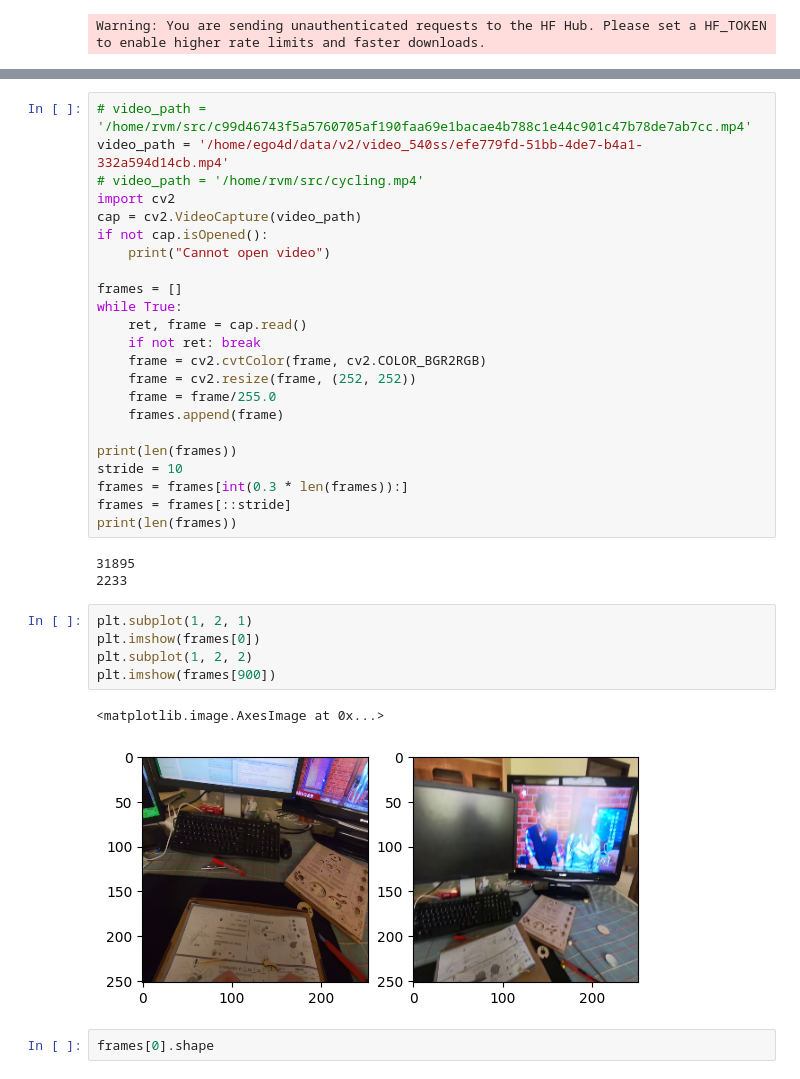
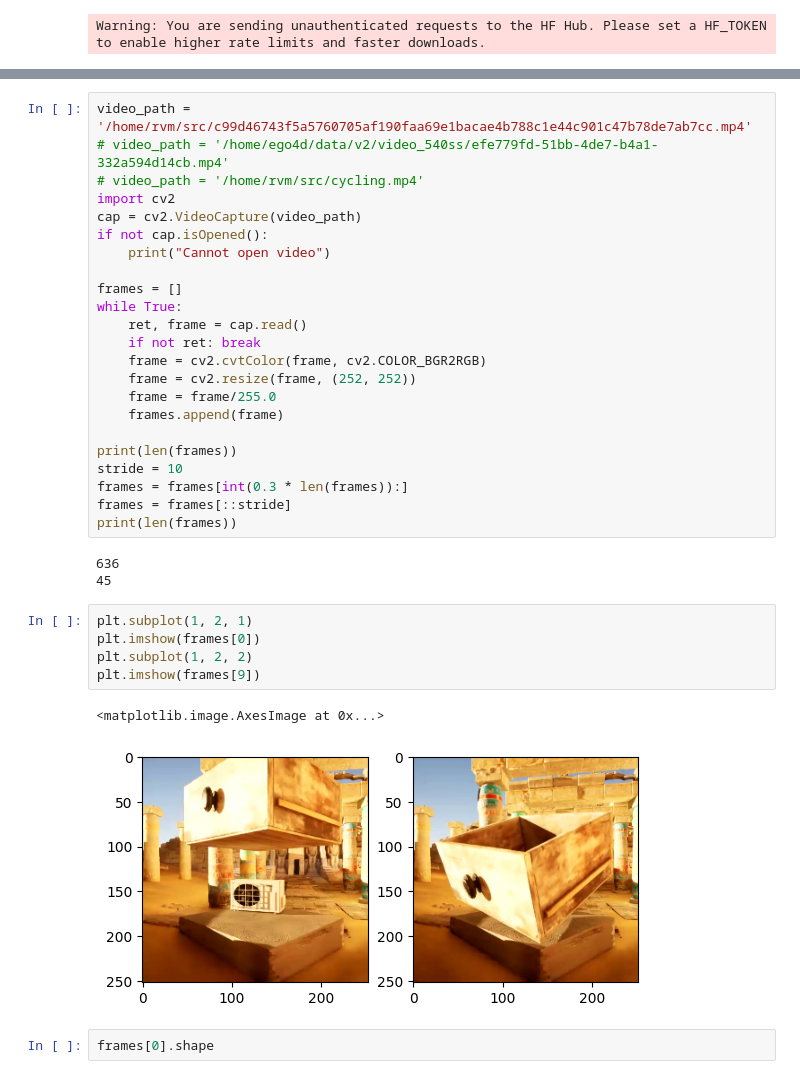
Before and after one commit to maheshreddy24/rwm, a Jupyter notebook: src/inference.ipynb, the cells around one changed output, grey strips where cells are left out. Saved outputs shown, nothing was run; the diff lists cells and outputs as text.

```diff
--- a/src/inference.ipynb
+++ b/src/inference.ipynb
@@ -18,8 +18,8 @@ model.load_state_dict(checkpoint['model'])
 # %% [output]
 <All keys matched successfully>
 # %%
-# video_path = '/home/rvm/src/c99d46743f5a5760705af190faa69e1bacae4b788c1e44c901c47b78de7ab7cc.mp4'
-video_path = '/home/ego4d/data/v2/video_540ss/efe779fd-51bb-4de7-b4a1-332a594d14cb.mp4'
+video_path = '/home/rvm/src/c99d46743f5a5760705af190faa69e1bacae4b788c1e44c901c47b78de7ab7cc.mp4'
+# video_path = '/home/ego4d/data/v2/video_540ss/efe779fd-51bb-4de7-b4a1-332a594d14cb.mp4'
 # video_path = '/home/rvm/src/cycling.mp4'
 import cv2
 cap = cv2.VideoCapture(video_path)
@@ -41,16 +41,16 @@ frames = frames[int(0.3 * len(frames)):]
 frames = frames[::stride]
 print(len(frames))
 # %% [output]
-31895
-2233
+636
+45
 # %%
 plt.subplot(1, 2, 1)
 plt.imshow(frames[0])
 plt.subplot(1, 2, 2)
-plt.imshow(frames[900])
+plt.imshow(frames[9])
 # %% [output]
 <matplotlib.image.AxesImage at 0x...>
-[figure, old version]
+[figure, new version]
 # %%
 frames[0].shape
 # %% [output]
```
Also changed, not shown: parts of 3 cells of this notebook, 1 other file.
